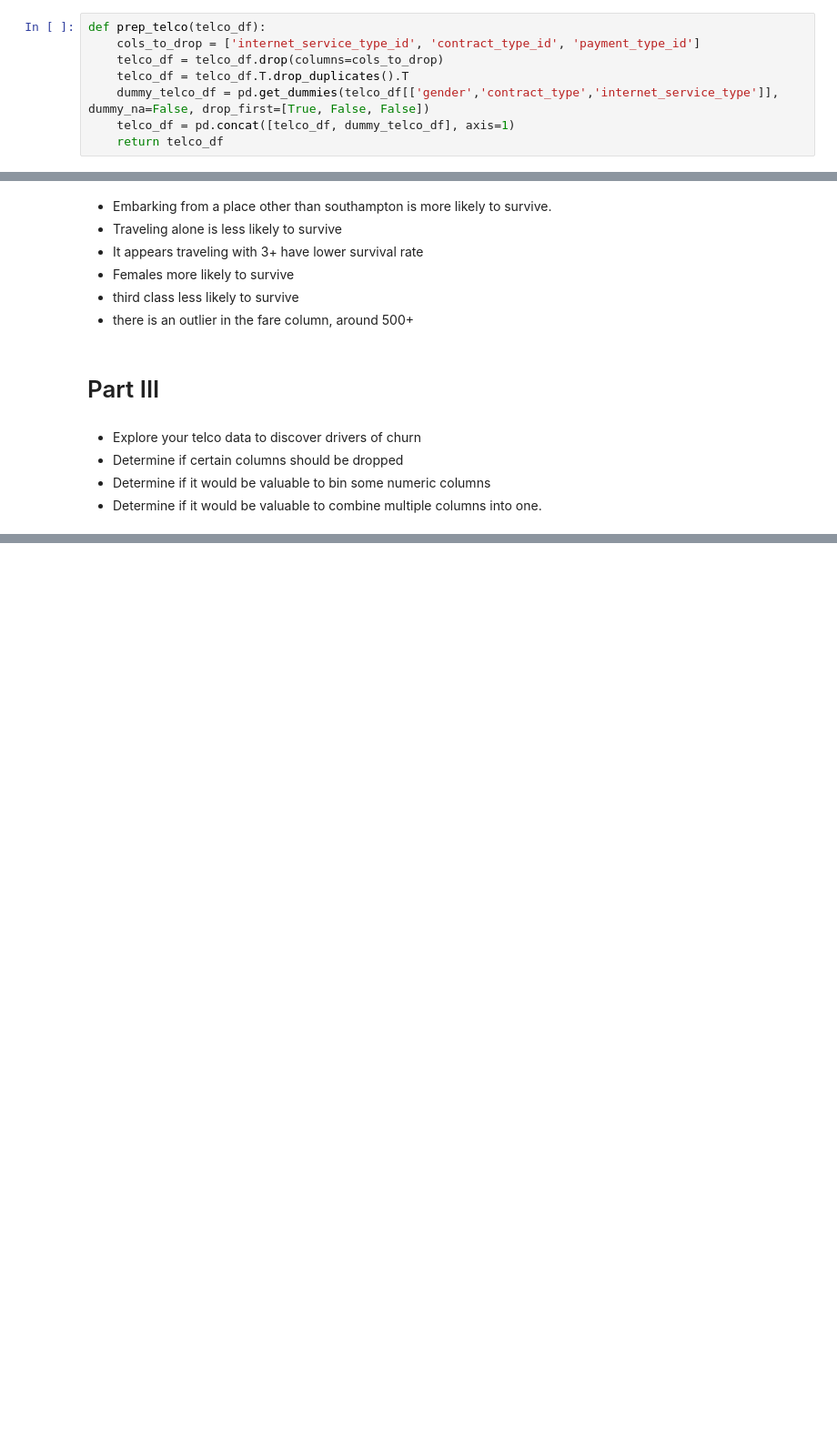
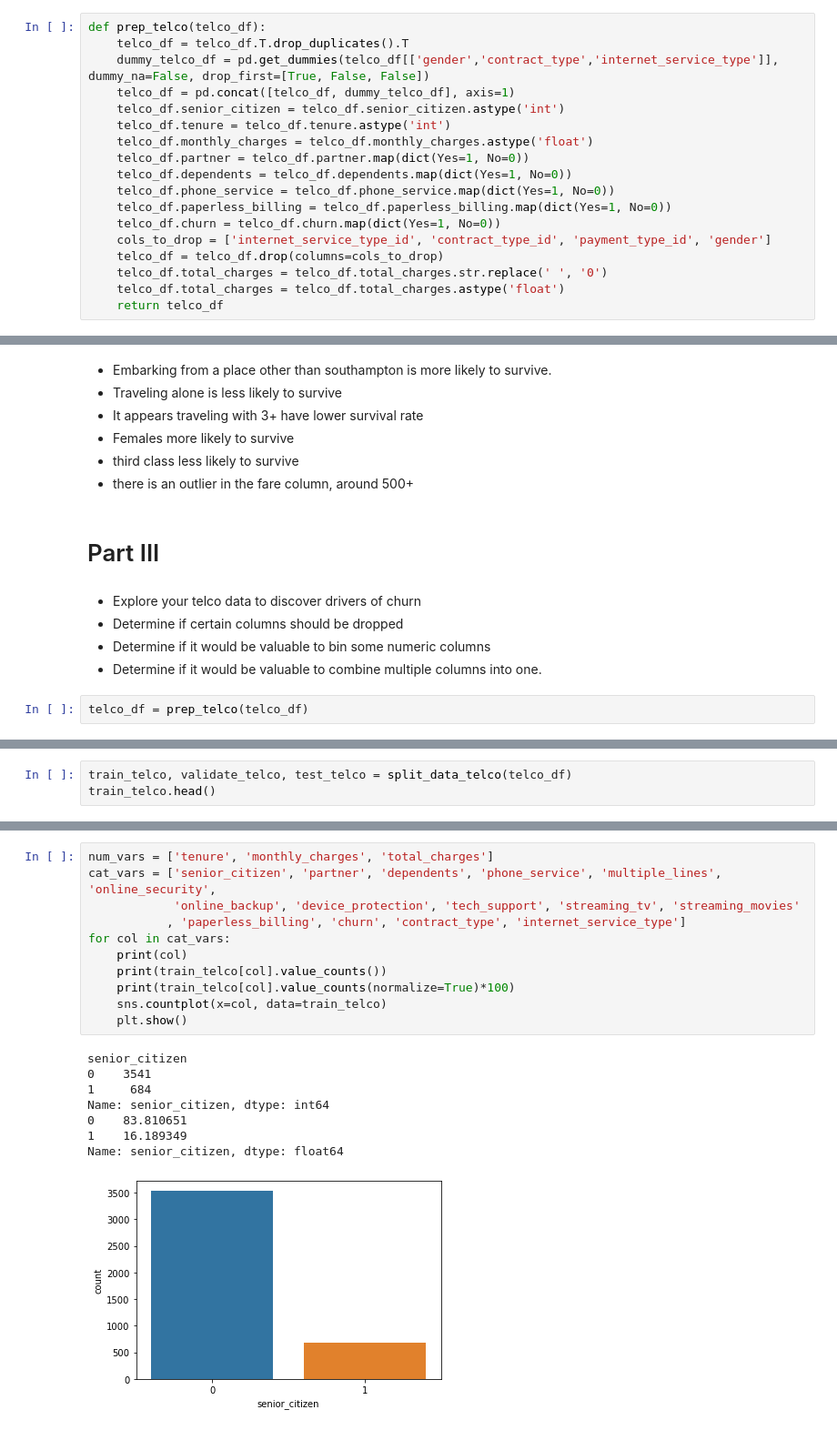
Before and after one commit to michael-haerle/classification-exercises, a Jupyter notebook: classification_exercises.ipynb, the cells around one changed output, grey strips where cells are left out. Shown at 91% size. Saved outputs shown, nothing was run; the diff lists cells and outputs as text; blank space fills up the shorter version.

```diff
--- a/classification_exercises.ipynb
+++ b/classification_exercises.ipynb
@@ -609,11 +609,21 @@ telco_df.head(1)
 1 rows × 27 columns
 # %%
 def prep_telco(telco_df):
-    cols_to_drop = ['internet_service_type_id', 'contract_type_id', 'payment_type_id']
-    telco_df = telco_df.drop(columns=cols_to_drop)
     telco_df = telco_df.T.drop_duplicates().T
     dummy_telco_df = pd.get_dummies(telco_df[['gender','contract_type','internet_service_type']], dummy_na=False, drop_first=[True, False, False])
     telco_df = pd.concat([telco_df, dummy_telco_df], axis=1)
+    telco_df.senior_citizen = telco_df.senior_citizen.astype('int')
+    telco_df.tenure = telco_df.tenure.astype('int')
+    telco_df.monthly_charges = telco_df.monthly_charges.astype('float')
+    telco_df.partner = telco_df.partner.map(dict(Yes=1, No=0))
+    telco_df.dependents = telco_df.dependents.map(dict(Yes=1, No=0))
+    telco_df.phone_service = telco_df.phone_service.map(dict(Yes=1, No=0))
+    telco_df.paperless_billing = telco_df.paperless_billing.map(dict(Yes=1, No=0))
+    telco_df.churn = telco_df.churn.map(dict(Yes=1, No=0))
+    cols_to_drop = ['internet_service_type_id', 'contract_type_id', 'payment_type_id', 'gender']
+    telco_df = telco_df.drop(columns=cols_to_drop)
+    telco_df.total_charges = telco_df.total_charges.str.replace(' ', '0')
+    telco_df.total_charges = telco_df.total_charges.astype('float')
     return telco_df
 # %%
 prep_telco(telco_df)
@@ -1520,3 +1551,5 @@ There is a relationship between survival rate and alone
 - Determine if certain columns should be dropped
 - Determine if it would be valuable to bin some numeric columns
 - Determine if it would be valuable to combine multiple columns into one.
+# %%
+telco_df = prep_telco(telco_df)
@@ -1522,0 +1564,3 @@ There is a relationship between survival rate and alone
+# %%
+train_telco, validate_telco, test_telco = split_data_telco(telco_df)
+train_telco.head()
@@ -1522,0 +1586,20 @@ There is a relationship between survival rate and alone
+# %%
+num_vars = ['tenure', 'monthly_charges', 'total_charges']
+cat_vars = ['senior_citizen', 'partner', 'dependents', 'phone_service', 'multiple_lines', 'online_security',
+            'online_backup', 'device_protection', 'tech_support', 'streaming_tv', 'streaming_movies'
+           , 'paperless_billing', 'churn', 'contract_type', 'internet_service_type']
+for col in cat_vars:
+    print(col)
+    print(train_telco[col].value_counts())
+    print(train_telco[col].value_counts(normalize=True)*100)
+    sns.countplot(x=col, data=train_telco)
+    plt.show()
+# %% [output]
+senior_citizen
+0    3541
+1     684
+Name: senior_citizen, dtype: int64
+0    83.810651
+1    16.189349
+Name: senior_citizen, dtype: float64
+[figure, added]
```
Also changed, not shown: parts of 36 cells of this notebook.
